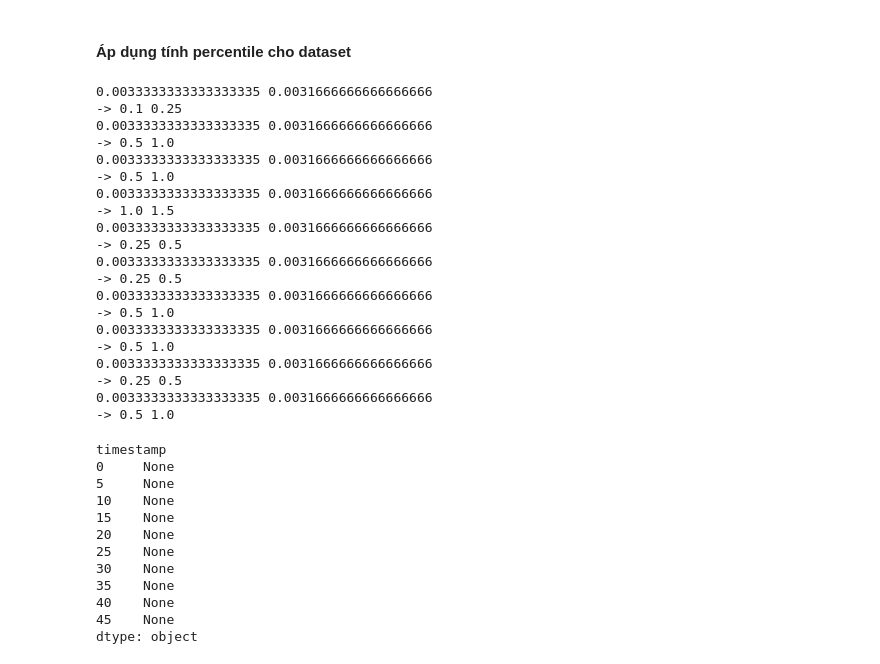
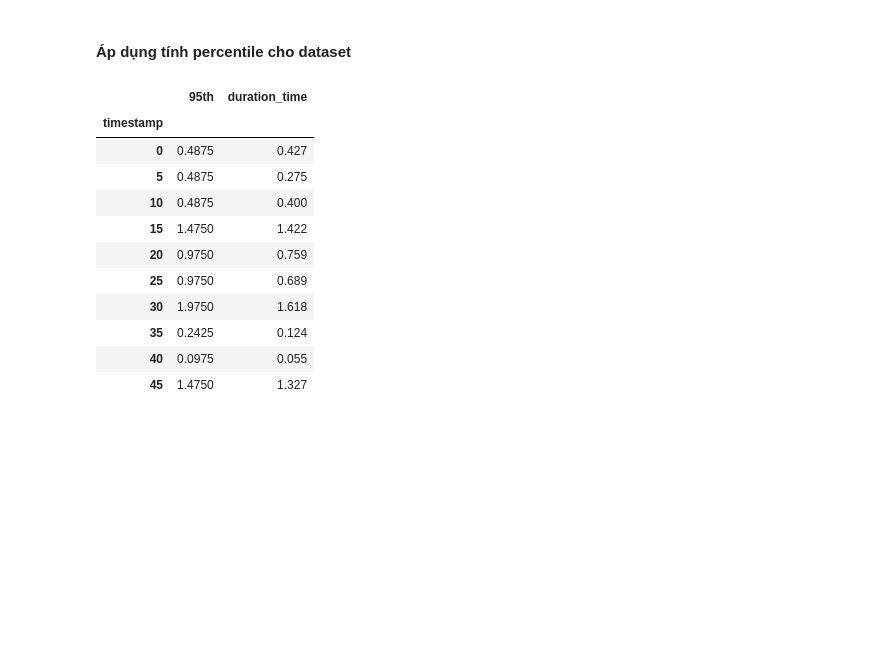
Before and after one commit to vuvietnguyenit/latency_reques_cal, a Jupyter notebook: notebooks/explain.ipynb, the cells around one changed output. Drawn from its saved outputs; the diff is of its cells as text; code cells hidden in the pictures; blank space fills up the shorter version.

Commit message:
using linear interpolation for calculate 95th percentile

```diff
--- a/notebooks/explain.ipynb
+++ b/notebooks/explain.ipynb
@@ -259,60 +259,51 @@ bucket_df_rate
 # %%
 def histogram_percentile(percentiles: float, row: pd.Series):
     count = row[np.Inf]
     rank = count * percentiles
-    print(count, rank)
     row_diff = row.diff()
     row_diff.fillna(0, inplace=True)
-    # print(row_diff)
     count, upper, lower = 0, 0, 0
     stack = []
     for bucket, val in row_diff.items():
         count = count + val
+        el = dict(
+            bucket=bucket,
+            rate=val
+        )
         if len(stack) == 0:
             # Add first value
-            stack.append(bucket)
-            lower, upper = bucket, bucket
+            stack.append(el)
+            lower, upper = el, el
             continue
         lower = stack[-1]
-        upper = bucket
-        stack.append(bucket)
-
+        upper = el
+        stack.append(el)
         if count >= rank:
             break
-    print("->", lower, upper)
+    # Using Linear interpolation
+    y0, y1 = lower['bucket'], upper['bucket']
+    x0, x1 = lower['rate'], upper['rate']
+    x = rank
+    return (((y1-y0)*(x - x0)) / (x1 - x0)) + y0
 
 
-bucket_df_rate.apply(lambda x: histogram_percentile(percentiles=0.95, row=x), axis=1)
+hist_per = bucket_df_rate.apply(lambda x: histogram_percentile(
+    percentiles=0.95, row=x), axis=1)
+hist_per = hist_per.to_frame(name="95th")
+duration_time_row = raw_df['duration_time'].to_numpy()
+hist_per['duration_time'] = duration_time_row
+
+display(hist_per)
 # %% [output]
-0.0033333333333333335 0.0031666666666666666
--> 0.1 0.25
-0.0033333333333333335 0.0031666666666666666
--> 0.5 1.0
-0.0033333333333333335 0.0031666666666666666
--> 0.5 1.0
-0.0033333333333333335 0.0031666666666666666
--> 1.0 1.5
-0.0033333333333333335 0.0031666666666666666
--> 0.25 0.5
-0.0033333333333333335 0.0031666666666666666
--> 0.25 0.5
-0.0033333333333333335 0.0031666666666666666
--> 0.5 1.0
-0.0033333333333333335 0.0031666666666666666
--> 0.5 1.0
-0.0033333333333333335 0.0031666666666666666
--> 0.25 0.5
-0.0033333333333333335 0.0031666666666666666
--> 0.5 1.0
-timestamp
-0     None
-5     None
-10    None
-15    None
-20    None
-25    None
-30    None
-35    None
-40    None
-45    None
-dtype: object
+|  | 95th | duration_time |
+| timestamp |  |  |
+| 0 | 0.4875 | 0.427 |
+| 5 | 0.4875 | 0.275 |
+| 10 | 0.4875 | 0.400 |
+| 15 | 1.4750 | 1.422 |
+| 20 | 0.9750 | 0.759 |
+| 25 | 0.9750 | 0.689 |
+| 30 | 1.9750 | 1.618 |
+| 35 | 0.2425 | 0.124 |
+| 40 | 0.0975 | 0.055 |
+| 45 | 1.4750 | 1.327 |
```
Also changed, not shown: parts of 7 cells of this notebook, 2 other files.
